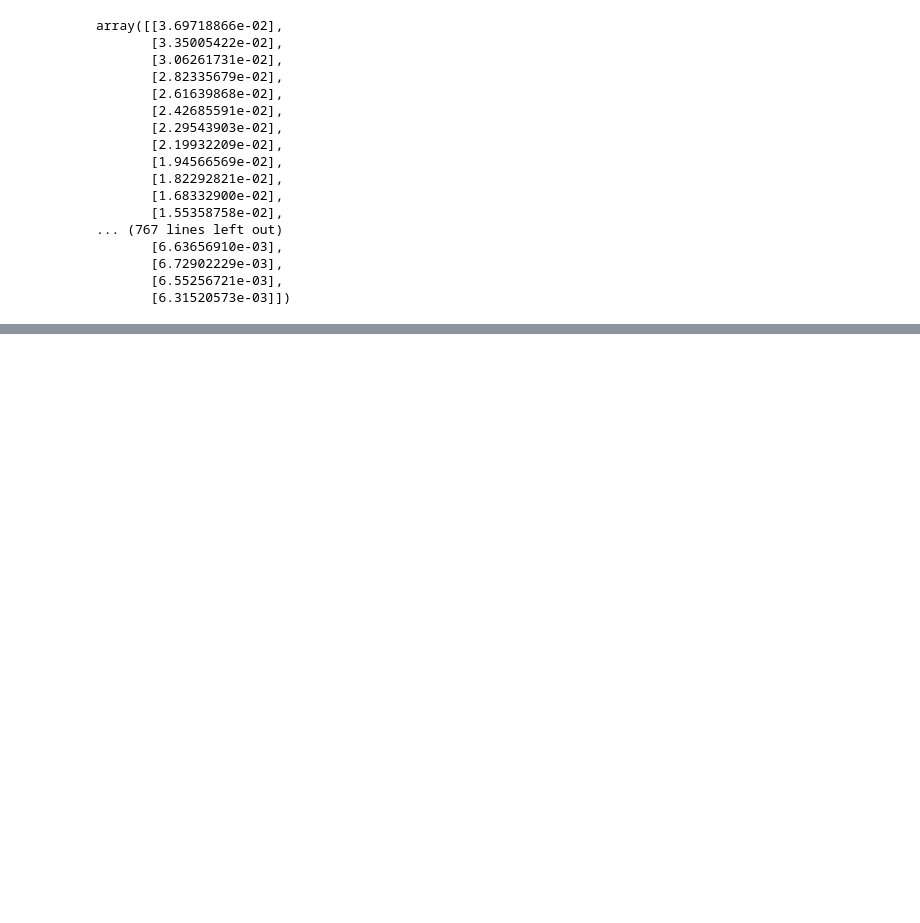
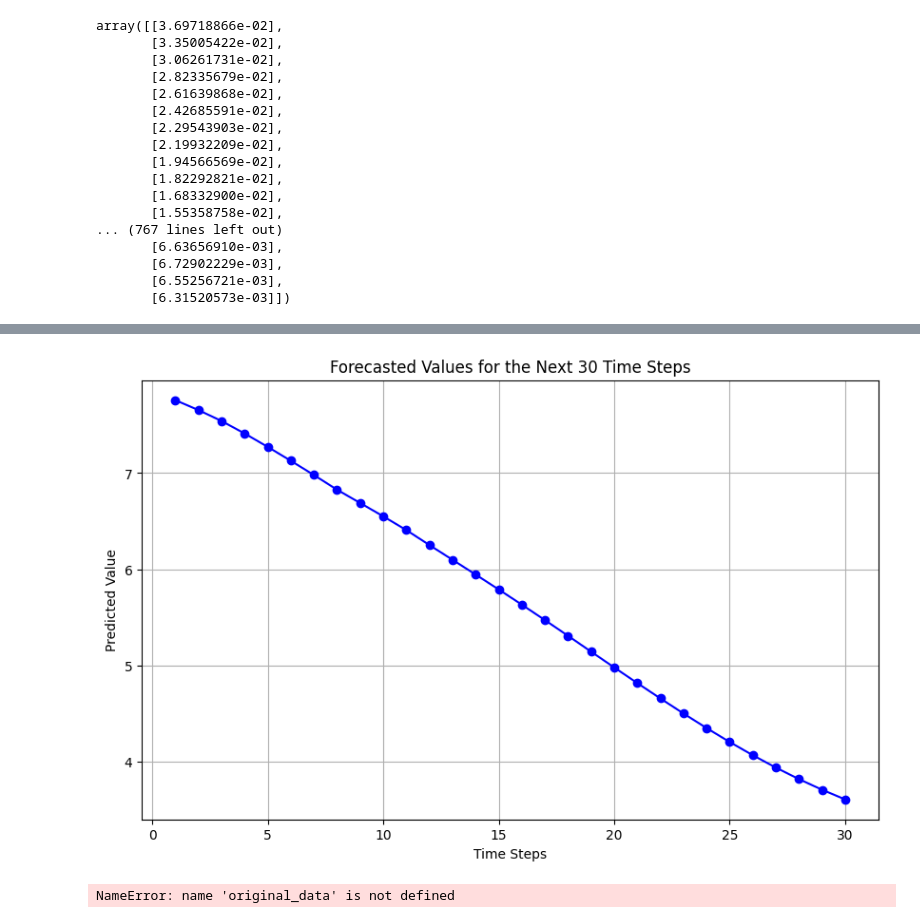
Before and after one commit to kalpicc/covid19, a Jupyter notebook: RNN_forecast.ipynb, the cells around one changed output, grey strips where cells are left out. Cells and saved outputs as stored; diff of their text form; code cells hidden in the pictures; blank space fills up the shorter version.

```diff
--- a/RNN_forecast.ipynb
+++ b/RNN_forecast.ipynb
@@ -302,0 +371,52 @@ for i in range(forecast):
+# %%
+import numpy as np
+import matplotlib.pyplot as plt
+
+# Example predictions (this would be your actual predictions list or array)
+predictions = np.array(predictions)
+
+# Create a sequence for the x-axis (e.g., the time steps for the forecast)
+time_steps = np.arange(1, forecast + 1)
+
+# Plot the predictions
+plt.figure(figsize=(10, 6))
+plt.plot(time_steps, predictions, marker='o', linestyle='-', color='b')
+plt.title('Forecasted Values for the Next 30 Time Steps')
+plt.xlabel('Time Steps')
+plt.ylabel('Predicted Value')
+plt.grid(True)
+plt.show()
+# %% [output]
+[figure, added]
+# %%
+import numpy as np
+import matplotlib.pyplot as plt
+
+# Assuming 'original_data' contains the original time series data
+# and 'predictions' contains the forecasted values.
+
+# Generate a sequence for the time axis
+total_time_steps = np.arange(len(original_data) + forecast)
+
+# Concatenate the original data with the forecasted values
+forecast_time = np.arange(len(original_data), len(original_data) + forecast)
+combined_data = np.concatenate([original_data, np.nan * np.ones(forecast)])
+
+# Plot the original data
+plt.figure(figsize=(12, 6))
+plt.plot(total_time_steps[:len(original_data)], original_data, label='Historical Data', color='blue', linewidth=1)
+
+# Plot the forecasted data with thinner lines and smaller markers
+plt.plot(forecast_time, predictions, label='Forecast', color='red', marker='o', linestyle='--', linewidth=1, markersize=4)
+
+# Add labels, title, and legend
+plt.xlabel('Time Steps')
+plt.ylabel('Value')
+plt.title('Original Data with Forecast')
+plt.legend()
+plt.grid(True)
+
+# Show the plot
+plt.show()
+# %% [output]
+NameError: name 'original_data' is not defined
```
Also changed, not shown: parts of 16 cells of this notebook, 1 other file.
